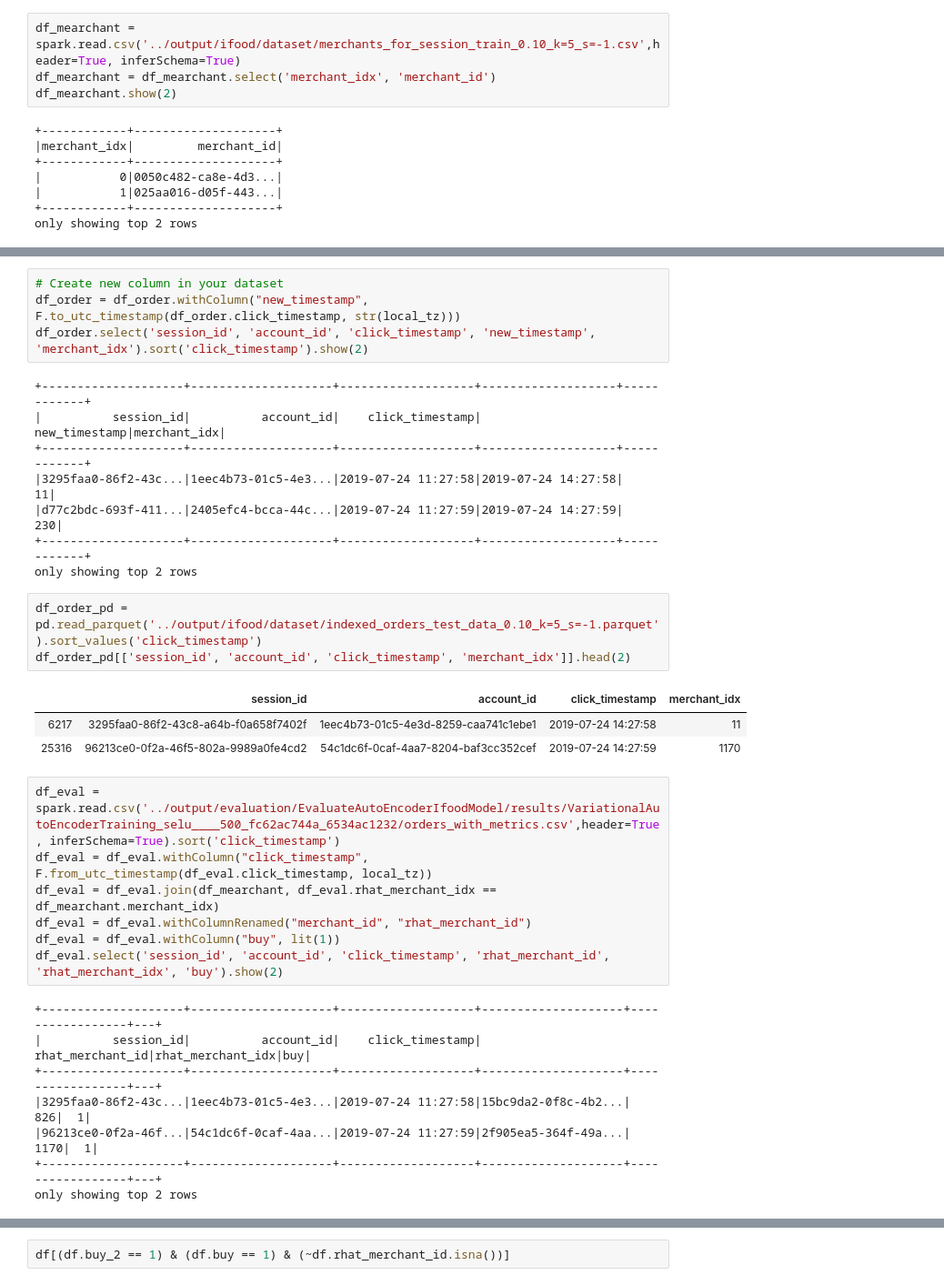
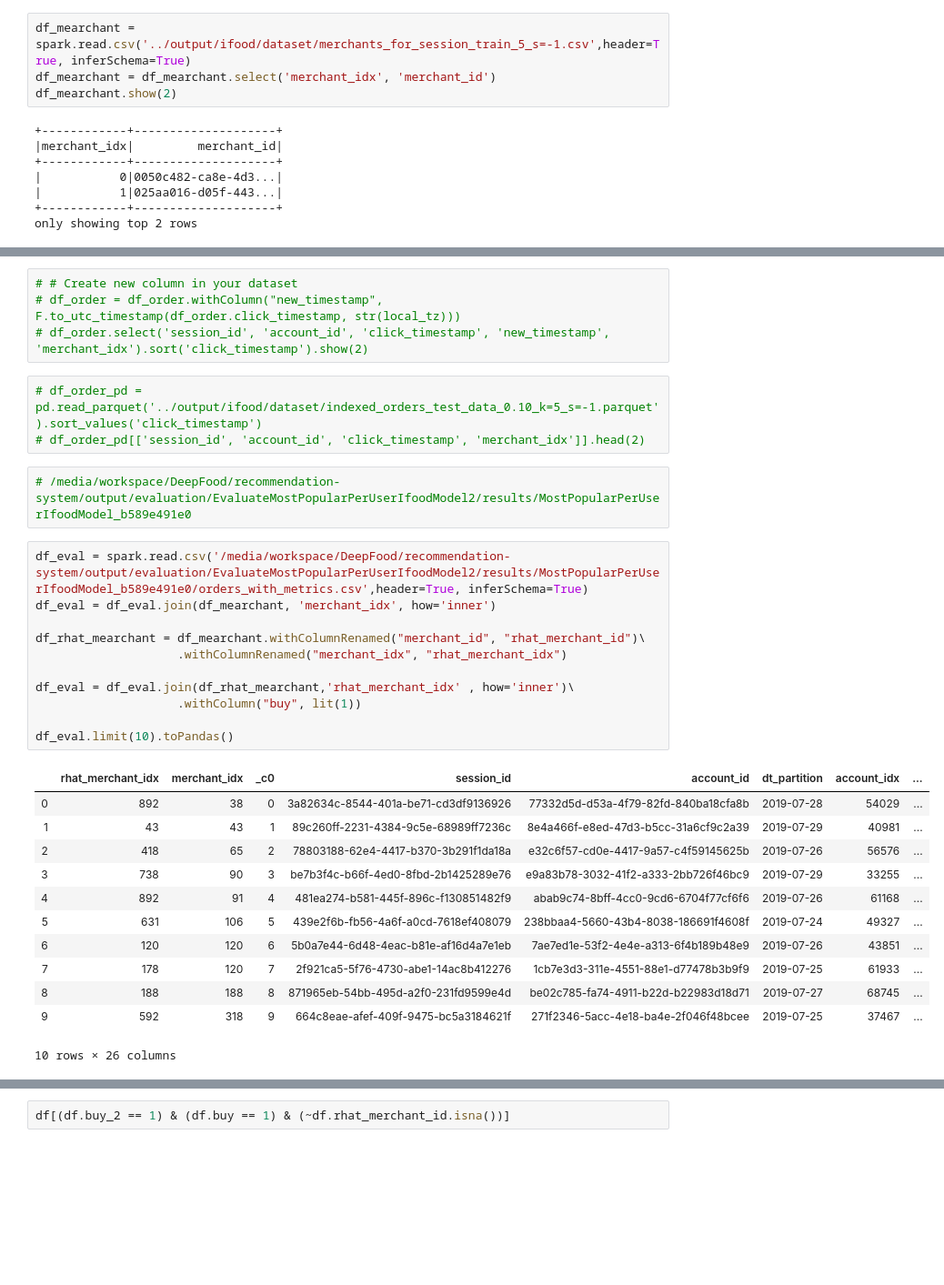
Before and after one commit to deeplearningbrasil/mars-gym, a Jupyter notebook: notebooks/Join Bandits.ipynb, the cells around one changed output, grey strips where cells are left out. Shown: that part at 91% size. Saved outputs shown, nothing was run; the diff lists cells and outputs as text; blank space fills up the shorter version.

```diff
--- a/notebooks/Join Bandits.ipynb
+++ b/notebooks/Join Bandits.ipynb
@@ -67,5 +42,5 @@ df_info_session.count()
 # %%
-df_mearchant = spark.read.csv('../output/ifood/dataset/merchants_for_session_train_0.10_k=5_s=-1.csv',header=True, inferSchema=True)
+df_mearchant = spark.read.csv('../output/ifood/dataset/merchants_for_session_train_5_s=-1.csv',header=True, inferSchema=True)
 df_mearchant = df_mearchant.select('merchant_idx', 'merchant_id')
 df_mearchant.show(2)
 # %% [output]
@@ -90,37 +57,36 @@ only showing top 2 rows
 # %%
-# Create new column in your dataset
-df_order = df_order.withColumn("new_timestamp", F.to_utc_timestamp(df_order.click_timestamp, str(local_tz)))
-df_order.select('session_id', 'account_id', 'click_timestamp', 'new_timestamp', 'merchant_idx').sort('click_timestamp').show(2)
+# # Create new column in your dataset
+# df_order = df_order.withColumn("new_timestamp", F.to_utc_timestamp(df_order.click_timestamp, str(local_tz)))
+# df_order.select('session_id', 'account_id', 'click_timestamp', 'new_timestamp', 'merchant_idx').sort('click_timestamp').show(2)
-# %% [output]
-+--------------------+--------------------+-------------------+-------------------+------------+
-|          session_id|          account_id|    click_timestamp|      new_timestamp|merchant_idx|
-+--------------------+--------------------+-------------------+-------------------+------------+
-|3295faa0-86f2-43c...|1eec4b73-01c5-4e3...|2019-07-24 11:27:58|2019-07-24 14:27:58|          11|
-|d77c2bdc-693f-411...|2405efc4-bcca-44c...|2019-07-24 11:27:59|2019-07-24 14:27:59|         230|
-+--------------------+--------------------+-------------------+-------------------+------------+
-only showing top 2 rows
 # %%
-df_order_pd = pd.read_parquet('../output/ifood/dataset/indexed_orders_test_data_0.10_k=5_s=-1.parquet').sort_values('click_timestamp')
-df_order_pd[['session_id', 'account_id', 'click_timestamp', 'merchant_idx']].head(2)
+# df_order_pd = pd.read_parquet('../output/ifood/dataset/indexed_orders_test_data_0.10_k=5_s=-1.parquet').sort_values('click_timestamp')
+# df_order_pd[['session_id', 'account_id', 'click_timestamp', 'merchant_idx']].head(2)
-# %% [output]
-|  | session_id | account_id | click_timestamp | merchant_idx |
-| 6217 | 3295faa0-86f2-43c8-a64b-f0a658f7402f | 1eec4b73-01c5-4e3d-8259-caa741c1ebe1 | 2019-07-24 14:27:58 | 11 |
-| 25316 | 96213ce0-0f2a-46f5-802a-9989a0fe4cd2 | 54c1dc6f-0caf-4aa7-8204-baf3cc352cef | 2019-07-24 14:27:59 | 1170 |
+# %%
+# /media/workspace/DeepFood/recommendation-system/output/evaluation/EvaluateMostPopularPerUserIfoodModel2/results/MostPopularPerUserIfoodModel_b589e491e0
 # %%
-df_eval = spark.read.csv('../output/evaluation/EvaluateAutoEncoderIfoodModel/results/VariationalAutoEncoderTraining_selu____500_fc62ac744a_6534ac1232/orders_with_metrics.csv',header=True, inferSchema=True).sort('click_timestamp')
-df_eval = df_eval.withColumn("click_timestamp", F.from_utc_timestamp(df_eval.click_timestamp, local_tz))
-df_eval = df_eval.join(df_mearchant, df_eval.rhat_merchant_idx == df_mearchant.merchant_idx)
-df_eval = df_eval.withColumnRenamed("merchant_id", "rhat_merchant_id")
-df_eval = df_eval.withColumn("buy", lit(1))
-df_eval.select('session_id', 'account_id', 'click_timestamp', 'rhat_merchant_id', 'rhat_merchant_idx', 'buy').show(2)
+df_eval = spark.read.csv('/media/workspace/DeepFood/recommendation-system/output/evaluation/EvaluateMostPopularPerUserIfoodModel2/results/MostPopularPerUserIfoodModel_b589e491e0/orders_with_metrics.csv',header=True, inferSchema=True)
+df_eval = df_eval.join(df_mearchant, 'merchant_idx', how='inner')
+
+df_rhat_mearchant = df_mearchant.withColumnRenamed("merchant_id", "rhat_merchant_id")\
+                    .withColumnRenamed("merchant_idx", "rhat_merchant_idx")
+
+df_eval = df_eval.join(df_rhat_mearchant,'rhat_merchant_idx' , how='inner')\
+                    .withColumn("buy", lit(1))
+
+df_eval.limit(10).toPandas()
 # %% [output]
+|  | rhat_merchant_idx | merchant_idx | _c0 | session_id | account_id | dt_partition | account_idx | ... |
+| 0 | 892 | 38 | 0 | 3a82634c-8544-401a-be71-cd3df9136926 | 77332d5d-d53a-4f79-82fd-840ba18cfa8b | 2019-07-28 | 54029 | ... |
+| 1 | 43 | 43 | 1 | 89c260ff-2231-4384-9c5e-68989ff7236c | 8e4a466f-e8ed-47d3-b5cc-31a6cf9c2a39 | 2019-07-29 | 40981 | ... |
+| 2 | 418 | 65 | 2 | 78803188-62e4-4417-b370-3b291f1da18a | e32c6f57-cd0e-4417-9a57-c4f59145625b | 2019-07-26 | 56576 | ... |
+| 3 | 738 | 90 | 3 | be7b3f4c-b66f-4ed0-8fbd-2b1425289e76 | e9a83b78-3032-41f2-a333-2bb726f46bc9 | 2019-07-29 | 33255 | ... |
+| 4 | 892 | 91 | 4 | 481ea274-b581-445f-896c-f130851482f9 | abab9c74-8bff-4cc0-9cd6-6704f77cf6f6 | 2019-07-26 | 61168 | ... |
+| 5 | 631 | 106 | 5 | 439e2f6b-fb56-4a6f-a0cd-7618ef408079 | 238bbaa4-5660-43b4-8038-186691f4608f | 2019-07-24 | 49327 | ... |
+| 6 | 120 | 120 | 6 | 5b0a7e44-6d48-4eac-b81e-af16d4a7e1eb | 7ae7ed1e-53f2-4e4e-a313-6f4b189b48e9 | 2019-07-26 | 43851 | ... |
+| 7 | 178 | 120 | 7 | 2f921ca5-5f76-4730-abe1-14ac8b412276 | 1cb7e3d3-311e-4551-88e1-d77478b3b9f9 | 2019-07-25 | 61933 | ... |
+| 8 | 188 | 188 | 8 | 871965eb-54bb-495d-a2f0-231fd9599e4d | be02c785-fa74-4911-b22d-b22983d18d71 | 2019-07-27 | 68745 | ... |
+| 9 | 592 | 318 | 9 | 664c8eae-afef-409f-9475-bc5a3184621f | 271f2346-5acc-4e18-ba4e-2f046f48bcee | 2019-07-25 | 37467 | ... |
-+--------------------+--------------------+-------------------+--------------------+-----------------+---+
-|          session_id|          account_id|    click_timestamp|    rhat_merchant_id|rhat_merchant_idx|buy|
-+--------------------+--------------------+-------------------+--------------------+-----------------+---+
-|3295faa0-86f2-43c...|1eec4b73-01c5-4e3...|2019-07-24 11:27:58|15bc9da2-0f8c-4b2...|              826|  1|
-|96213ce0-0f2a-46f...|54c1dc6f-0caf-4aa...|2019-07-24 11:27:59|2f905ea5-364f-49a...|             1170|  1|
-+--------------------+--------------------+-------------------+--------------------+-----------------+---+
-only showing top 2 rows
+10 rows × 26 columns
 # %%
 df_eval.count()
 # %% [output]
```
Also changed, not shown: parts of 14 cells of this notebook, 10 other files.
